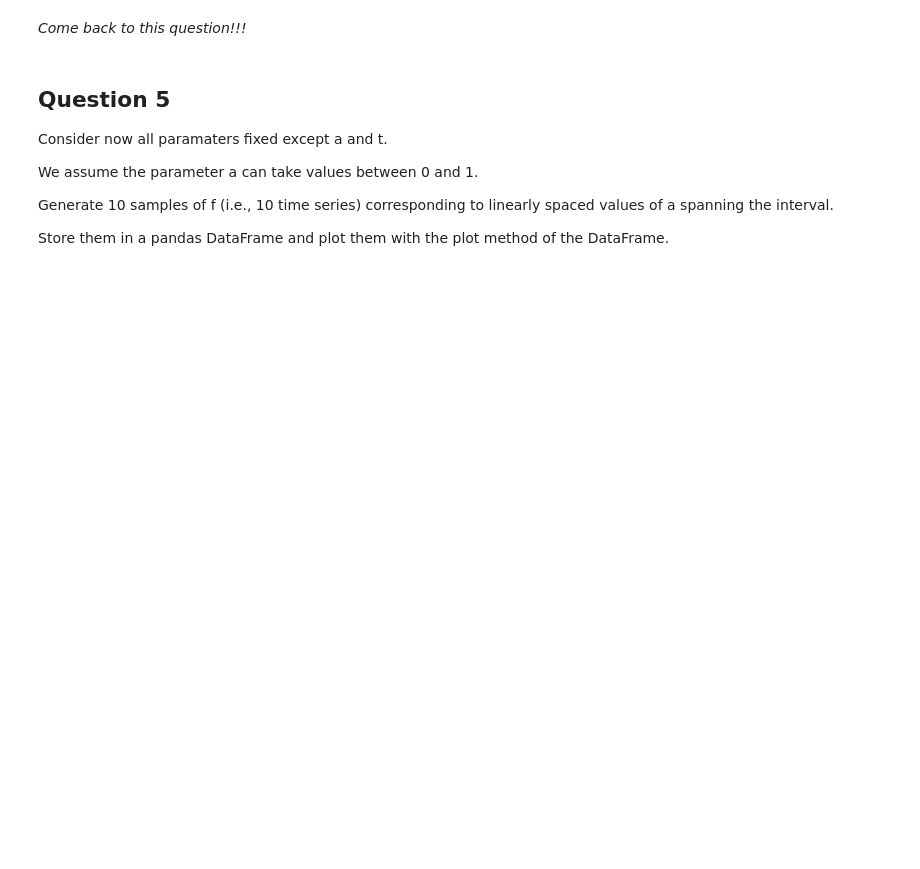
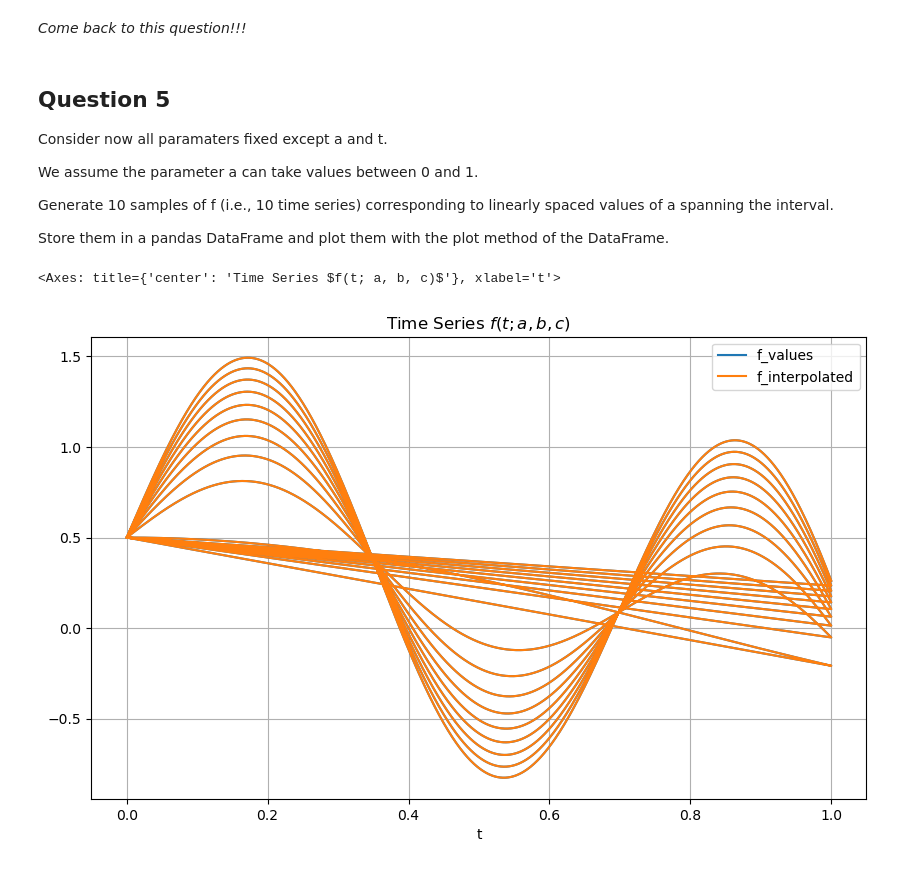
Before and after one commit to BenNorsk/curse_of_dimensionality, a Jupyter notebook: main.ipynb, the cells around one changed output. Cells and saved outputs as stored; diff of their text form; code cells hidden in the pictures; blank space fills up the shorter version.

```diff
--- a/main.ipynb
+++ b/main.ipynb
@@ -123,3 +140,25 @@ We assume the parameter a can take values between 0 and 1.
 Generate 10 samples of f (i.e., 10 time series) corresponding to linearly spaced values of a spanning the interval.
 
 Store them in a pandas DataFrame and plot them with the plot method of the DataFrame.
+# %%
+def interpolate_over_a(t, length_a=10):
+    a = np.linspace(0, 1, length_a)
+    values = pd.DataFrame({'a': [], 't': [], 'f_values': [], 'f_interpolated': []})
+    # Iterate 10 times
+    for i in range(length_a):
+        f_values = f(t, a[i], b, c)
+        f_interpolated = scipy.interpolate.interp1d(t, f_values, kind='linear')
+        # Construct a DataFrame with the values of a, t, f_values and f_interpolated
+        df = pd.DataFrame({'a': [a[i]]*len(t), 't': t, 'f_values': f_values, 'f_interpolated': f_interpolated(t)})
+        # Concatenate the new DataFrame with the previous values
+        values = pd.concat([values, df], ignore_index=True)
+    return values
+
+t = np.linspace(0, 1, 10000)
+values = interpolate_over_a(t)
+
+# Plot the df using the plot method of pandas
+values.plot(x='t', y=['f_values', 'f_interpolated'], title='Time Series $f(t; a, b, c)$', grid=True, figsize=(10, 6))
+# %% [output]
+<Axes: title={'center': 'Time Series $f(t; a, b, c)$'}, xlabel='t'>
+[figure, added]
```
Also changed, not shown: parts of 8 cells of this notebook, 1 other file.
